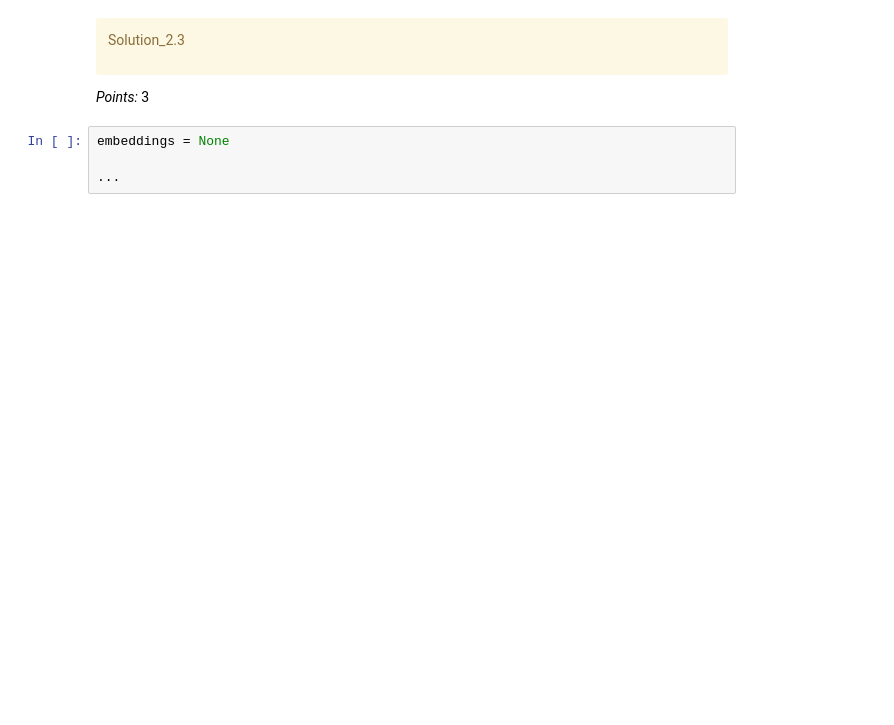
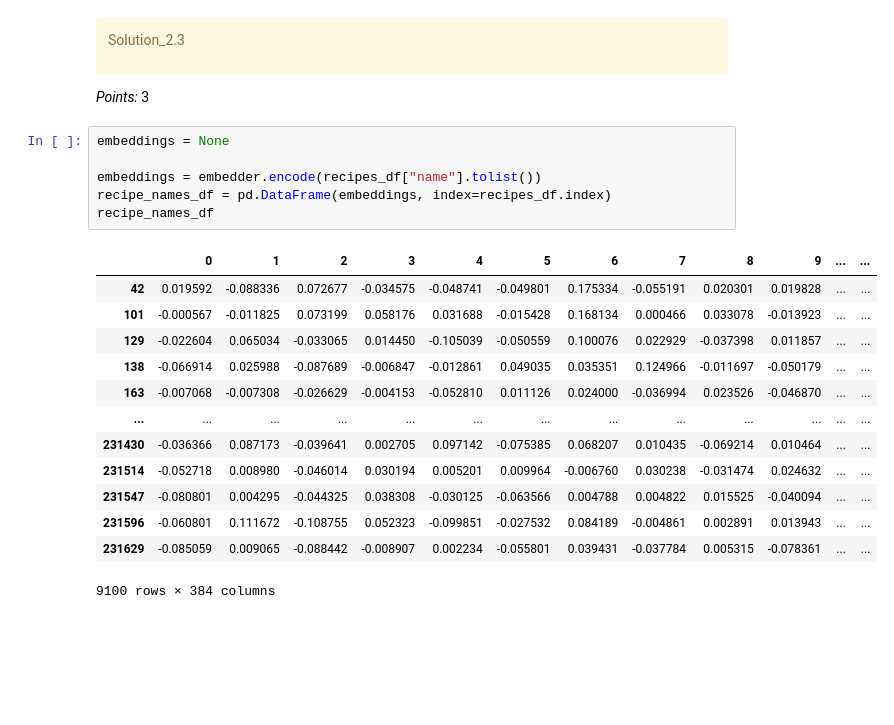
Before and after one commit to vnguyen243/330-hw6, a Jupyter notebook: hw6.ipynb, the cells around one changed output. Cells and saved outputs as stored; diff of their text form; blank space fills up the shorter version.

```diff
--- a/hw6.ipynb
+++ b/hw6.ipynb
@@ -864,10 +899,26 @@ Solution_2.3
 </div>
 
 _Points:_ 3
-# %%
-embeddings = None
-
-...
+# %%
+embeddings = None
+
+embeddings = embedder.encode(recipes_df["name"].tolist())
+recipe_names_df = pd.DataFrame(embeddings, index=recipes_df.index)
+recipe_names_df
+# %% [output]
+|  | 0 | 1 | 2 | 3 | 4 | 5 | 6 | 7 | 8 | 9 | ... | ... |
+| 42 | 0.019592 | -0.088336 | 0.072677 | -0.034575 | -0.048741 | -0.049801 | 0.175334 | -0.055191 | 0.020301 | 0.019828 | ... | ... |
+| 101 | -0.000567 | -0.011825 | 0.073199 | 0.058176 | 0.031688 | -0.015428 | 0.168134 | 0.000466 | 0.033078 | -0.013923 | ... | ... |
+| 129 | -0.022604 | 0.065034 | -0.033065 | 0.014450 | -0.105039 | -0.050559 | 0.100076 | 0.022929 | -0.037398 | 0.011857 | ... | ... |
+| 138 | -0.066914 | 0.025988 | -0.087689 | -0.006847 | -0.012861 | 0.049035 | 0.035351 | 0.124966 | -0.011697 | -0.050179 | ... | ... |
+| 163 | -0.007068 | -0.007308 | -0.026629 | -0.004153 | -0.052810 | 0.011126 | 0.024000 | -0.036994 | 0.023526 | -0.046870 | ... | ... |
+| ... | ... | ... | ... | ... | ... | ... | ... | ... | ... | ... | ... | ... |
+| 231430 | -0.036366 | 0.087173 | -0.039641 | 0.002705 | 0.097142 | -0.075385 | 0.068207 | 0.010435 | -0.069214 | 0.010464 | ... | ... |
+| 231514 | -0.052718 | 0.008980 | -0.046014 | 0.030194 | 0.005201 | 0.009964 | -0.006760 | 0.030238 | -0.031474 | 0.024632 | ... | ... |
+| 231547 | -0.080801 | 0.004295 | -0.044325 | 0.038308 | -0.030125 | -0.063566 | 0.004788 | 0.004822 | 0.015525 | -0.040094 | ... | ... |
+| 231596 | -0.060801 | 0.111672 | -0.108755 | 0.052323 | -0.099851 | -0.027532 | 0.084189 | -0.004861 | 0.002891 | 0.013943 | ... | ... |
+| 231629 | -0.085059 | 0.009065 | -0.088442 | -0.008907 | 0.002234 | -0.055801 | 0.039431 | -0.037784 | 0.005315 | -0.078361 | ... | ... |
+9100 rows × 384 columns
 # %% [markdown]
 <!-- END QUESTION -->
 
```
Also changed, not shown: parts of 7 cells of this notebook.
